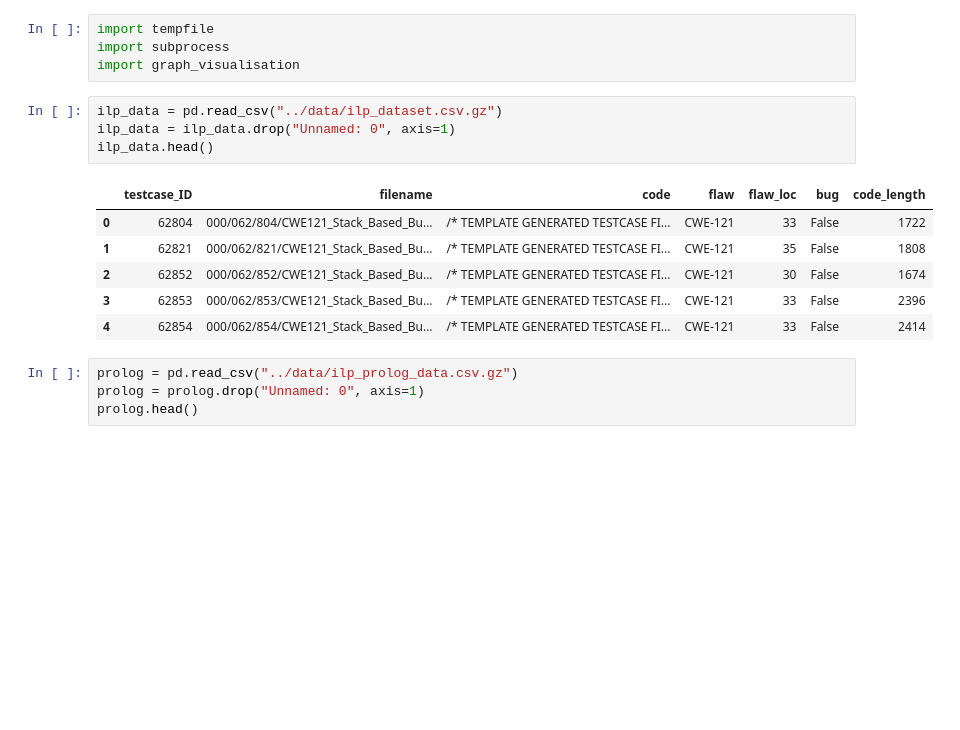
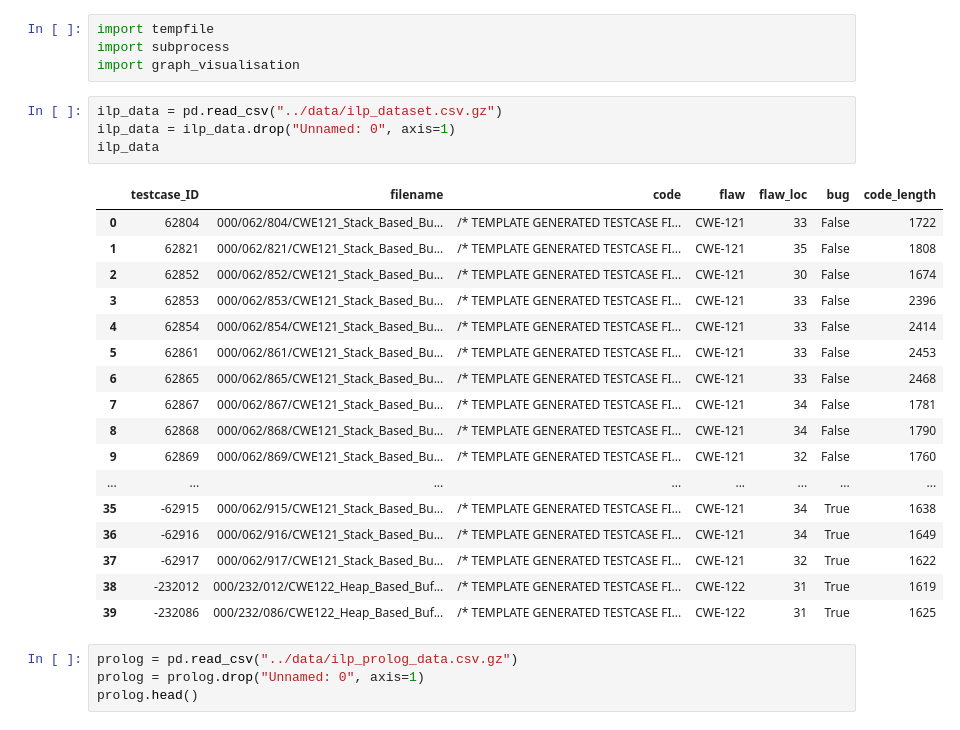
Before and after one commit to dj311/uob-summer-project, a Jupyter notebook: code/ILP-joern-ey-into-progol.ipynb, the cells around one changed output. Saved outputs shown, nothing was run; the diff lists cells and outputs as text; blank space fills up the shorter version.

```diff
--- a/code/ILP-joern-ey-into-progol.ipynb
+++ b/code/ILP-joern-ey-into-progol.ipynb
@@ -14,14 +14,25 @@ import graph_visualisation
 # %%
 ilp_data = pd.read_csv("../data/ilp_dataset.csv.gz")
 ilp_data = ilp_data.drop("Unnamed: 0", axis=1)
-ilp_data.head()
+ilp_data
 # %% [output]
 |  | testcase_ID | filename | code | flaw | flaw_loc | bug | code_length |
 | 0 | 62804 | 000/062/804/CWE121_Stack_Based_Bu... | /* TEMPLATE GENERATED TESTCASE FI... | CWE-121 | 33 | False | 1722 |
 | 1 | 62821 | 000/062/821/CWE121_Stack_Based_Bu... | /* TEMPLATE GENERATED TESTCASE FI... | CWE-121 | 35 | False | 1808 |
 | 2 | 62852 | 000/062/852/CWE121_Stack_Based_Bu... | /* TEMPLATE GENERATED TESTCASE FI... | CWE-121 | 30 | False | 1674 |
 | 3 | 62853 | 000/062/853/CWE121_Stack_Based_Bu... | /* TEMPLATE GENERATED TESTCASE FI... | CWE-121 | 33 | False | 2396 |
 | 4 | 62854 | 000/062/854/CWE121_Stack_Based_Bu... | /* TEMPLATE GENERATED TESTCASE FI... | CWE-121 | 33 | False | 2414 |
+| 5 | 62861 | 000/062/861/CWE121_Stack_Based_Bu... | /* TEMPLATE GENERATED TESTCASE FI... | CWE-121 | 33 | False | 2453 |
+| 6 | 62865 | 000/062/865/CWE121_Stack_Based_Bu... | /* TEMPLATE GENERATED TESTCASE FI... | CWE-121 | 33 | False | 2468 |
+| 7 | 62867 | 000/062/867/CWE121_Stack_Based_Bu... | /* TEMPLATE GENERATED TESTCASE FI... | CWE-121 | 34 | False | 1781 |
+| 8 | 62868 | 000/062/868/CWE121_Stack_Based_Bu... | /* TEMPLATE GENERATED TESTCASE FI... | CWE-121 | 34 | False | 1790 |
+| 9 | 62869 | 000/062/869/CWE121_Stack_Based_Bu... | /* TEMPLATE GENERATED TESTCASE FI... | CWE-121 | 32 | False | 1760 |
+| ... | ... | ... | ... | ... | ... | ... | ... |
+| 35 | -62915 | 000/062/915/CWE121_Stack_Based_Bu... | /* TEMPLATE GENERATED TESTCASE FI... | CWE-121 | 34 | True | 1638 |
+| 36 | -62916 | 000/062/916/CWE121_Stack_Based_Bu... | /* TEMPLATE GENERATED TESTCASE FI... | CWE-121 | 34 | True | 1649 |
+| 37 | -62917 | 000/062/917/CWE121_Stack_Based_Bu... | /* TEMPLATE GENERATED TESTCASE FI... | CWE-121 | 32 | True | 1622 |
+| 38 | -232012 | 000/232/012/CWE122_Heap_Based_Buf... | /* TEMPLATE GENERATED TESTCASE FI... | CWE-122 | 31 | True | 1619 |
+| 39 | -232086 | 000/232/086/CWE122_Heap_Based_Buf... | /* TEMPLATE GENERATED TESTCASE FI... | CWE-122 | 31 | True | 1625 |
 # %%
 prolog = pd.read_csv("../data/ilp_prolog_data.csv.gz")
 prolog = prolog.drop("Unnamed: 0", axis=1)
```
Also changed, not shown: parts of 15 cells of this notebook, 3 other files.
